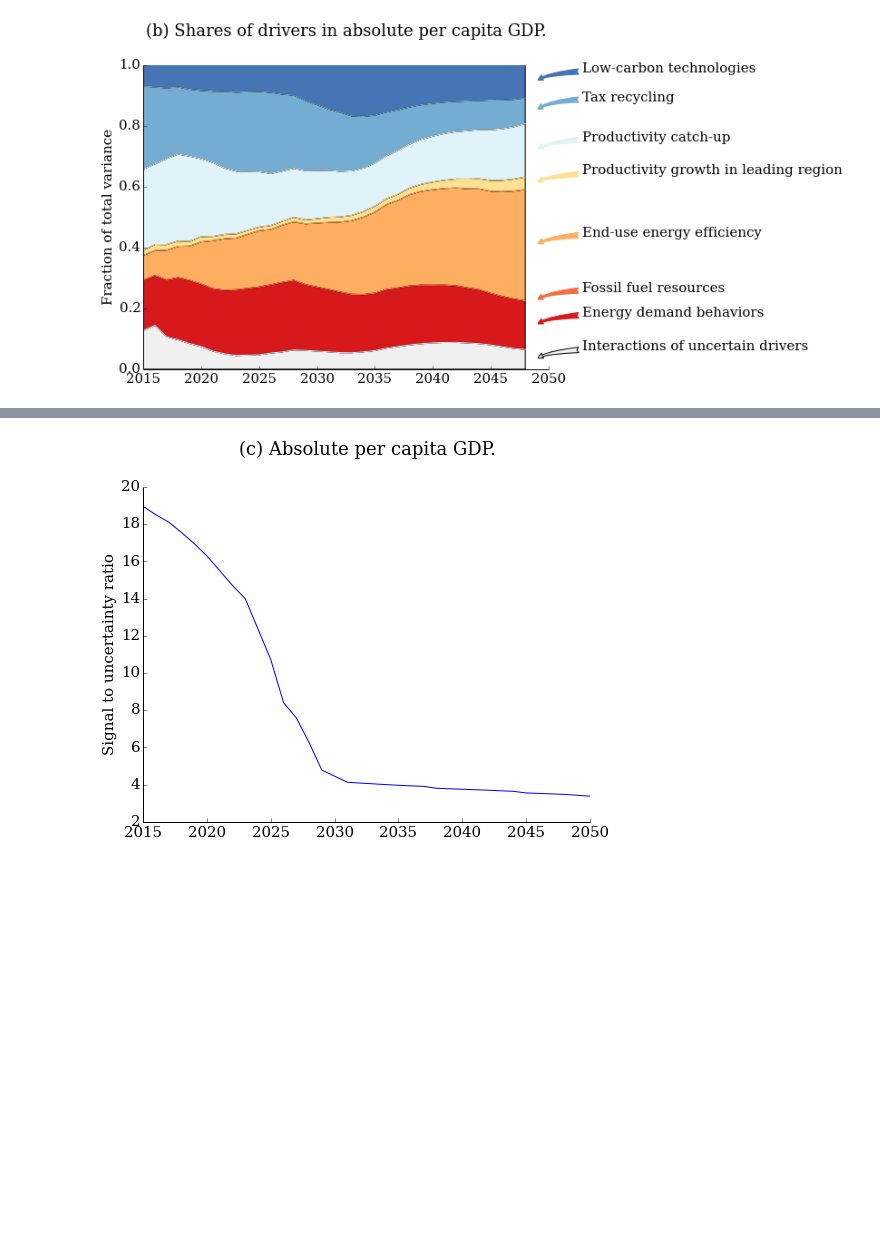
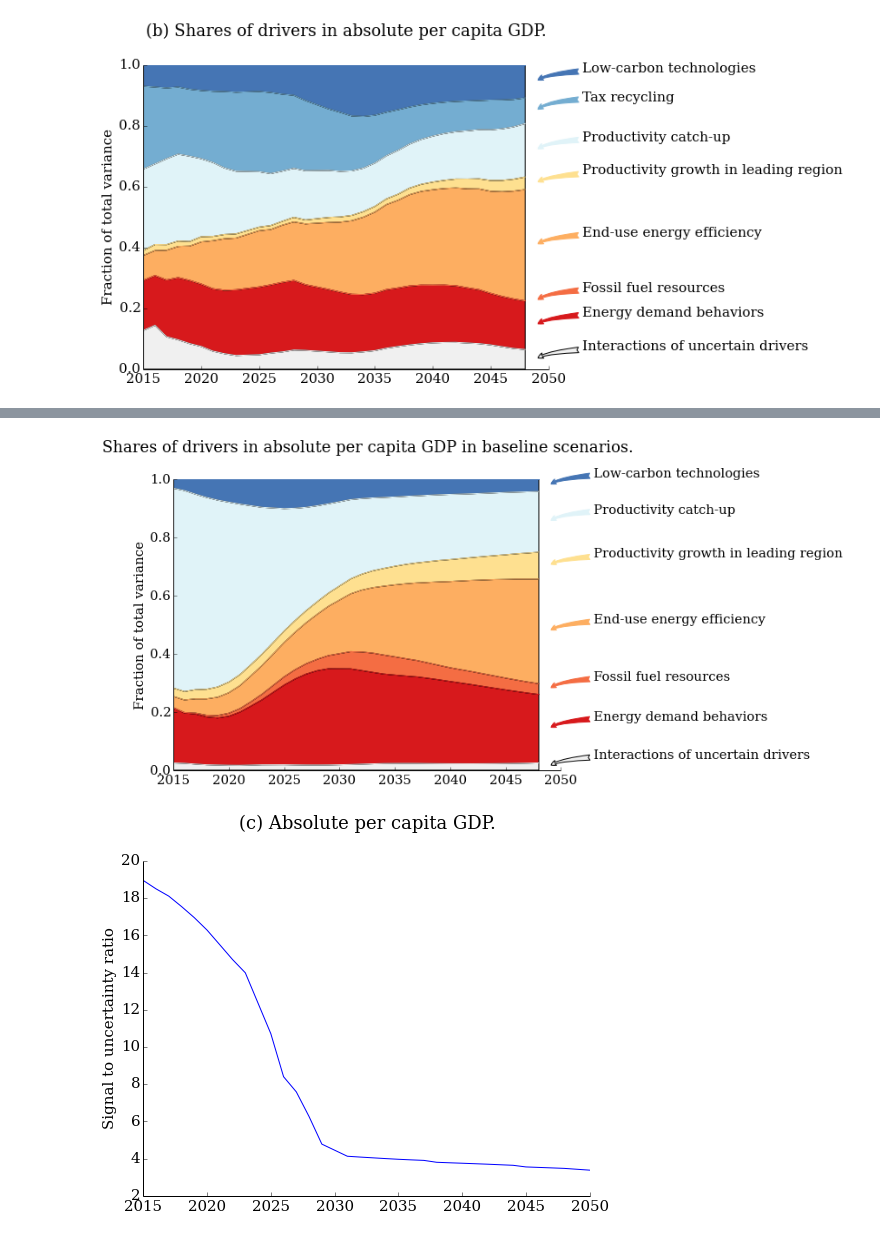
Before and after one commit to julierozenberg/prim, a Jupyter notebook: read_data_baselines.ipynb, the cells around one changed output, grey strips where cells are left out. Cells and saved outputs as stored; diff of their text form; code cells hidden in the pictures; blank space fills up the shorter version.

```diff
--- a/read_data_baselines.ipynb
+++ b/read_data_baselines.ipynb
@@ -441,3 +457,82 @@ plt.savefig('absoluteGDP.png',bbox_inches="tight",dpi=300)
+# %%
+pib=read_csv('m_PIBpcW.tsv',sep='\t',index_col=False,header=None)
+pib.columns=["Y"+str(i) for i in range(2001,2102)]
+pib.index=scenarios.index
+out3=DataFrame()
+outpc3=DataFrame()
+for year in range(2015,2050):
+    if (year==2024)|(year==2030)|(year==2049):
+        continue
+    formula="Y{} ~ ind_productivity_leader+ind_productivity_li+ind_behavior+ind_enereff+ind_techno+ind_coalandCTL".format(year)
+    selection3=selection_bau&pib["Y"+str(year)]!=0
+    olsmodel=ols(formula,data=concat([pib[selection3],scenarios2[selection3]],axis=1)).fit()
+    table=anova_lm(olsmodel)
+    table['sum_sq_pc']=table['sum_sq']/table['sum_sq'].sum()
+    out3=out3.append(table['sum_sq'],ignore_index=True)
+    outpc3=outpc3.append(table['sum_sq_pc'],ignore_index=True)
+out3.index=list(range(2015,2024))+list(range(2025,2030))+list(range(2031,2049))
+outpc3.index=list(range(2015,2024))+list(range(2025,2030))+list(range(2031,2049))
+# %%
+colors=['#F0F0F0','#d7191c','#f46d43','#fdae61','#fee090','#e0f3f8','#4575b4']
+columns=['Residual', 'ind_behavior', 'ind_coalandCTL', 'ind_enereff',
+         'ind_productivity_leader', 'ind_productivity_li','ind_techno']
+legends=['Interactions of uncertain drivers','Energy demand behaviors','Fossil fuel resources','End-use energy efficiency',
+         'Productivity growth in leading region','Productivity catch-up','Low-carbon technologies']
+
+font = {'family' : 'serif',
+        'weight' : 'normal',
+        'size'   : 15}
+plt.rc('font', **font)
+plt.figure(figsize=(8,6))
+ax=plt.subplot(111)
+
+prev=0*outpc3['Residual']
+i=0
+for thecol in columns:
+    plt.plot(outpc3.index,prev+outpc3[thecol],color=colors[i])
+    ax.fill_between(outpc3.index, prev, prev+outpc3[thecol],facecolor=colors[i],alpha=1)
+    ymean=(prev[2048]+prev[2048]+outpc3.ix[2048,thecol])/2
+
+    if legends[i] in ['Productivity catch-up']:
+        plt.annotate(legends[i], xy=(2049, ymean),  xycoords='data',
+                        xytext=(50, 10), textcoords='offset points',
+                        arrowprops=dict(arrowstyle="fancy",
+                                        fc=colors[i], ec=colors[i],
+                                        patchB=None,
+                                        connectionstyle="angle3,angleA=0,angleB=60"),
+                            )
+    elif legends[i] in ['Interactions of uncertain drivers']:
+        plt.annotate(legends[i], xy=(2049, ymean),  xycoords='data',
+                        xytext=(50, 10), textcoords='offset points',
+                        arrowprops=dict(arrowstyle="fancy",
+                                        fc=colors[i], ec='black',
+                                        patchB=None,
+                                        connectionstyle="angle3,angleA=0,angleB=60"),
+                            )
+    else:
+        plt.annotate(legends[i], xy=(2049, ymean),  xycoords='data',
+                    xytext=(50, 10), textcoords='offset points',
+                    arrowprops=dict(arrowstyle="fancy",
+                                    fc=colors[i], ec=colors[i],
+                                    patchB=None,
+                                    connectionstyle="angle3,angleA=0,angleB=60"),
+                        )
+
+    prev+=outpc3[thecol]
+    i+=1
+
+ax.spines['right'].set_visible(False)
+ax.spines['top'].set_visible(False)
+ax.spines['left'].set_visible(True)
+ax.xaxis.set_ticks_position('bottom')
+ax.yaxis.set_ticks_position('left')
+#ax.set_yticklabels([])
+ax.set_ylim([0,1])
+plt.ylabel("Fraction of total variance")
+plt.title("Shares of drivers in absolute per capita GDP in baseline scenarios.", y=1.08)
+plt.savefig('absoluteGDPbau.png',bbox_inches="tight",dpi=300)
+# %% [output]
+[figure, added]
 # %%
 signal2uncert2=np.mean(pib[selection])/np.std(pib[selection])
 signal2uncert2.index=[int(i.replace("Y", "")) for i in signal2uncert2.index]
```
Also changed, not shown: parts of 8 cells of this notebook, 1 other file.
